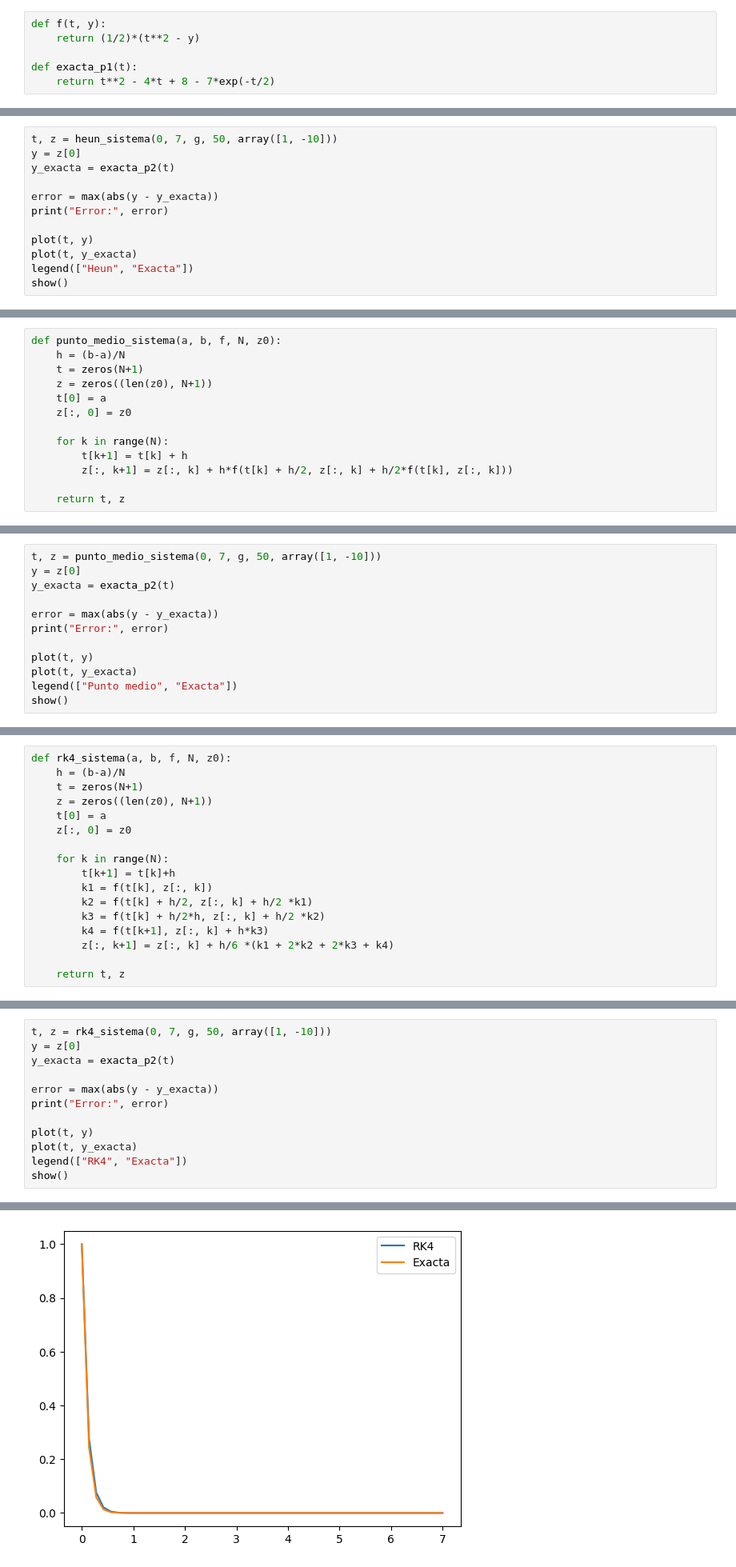
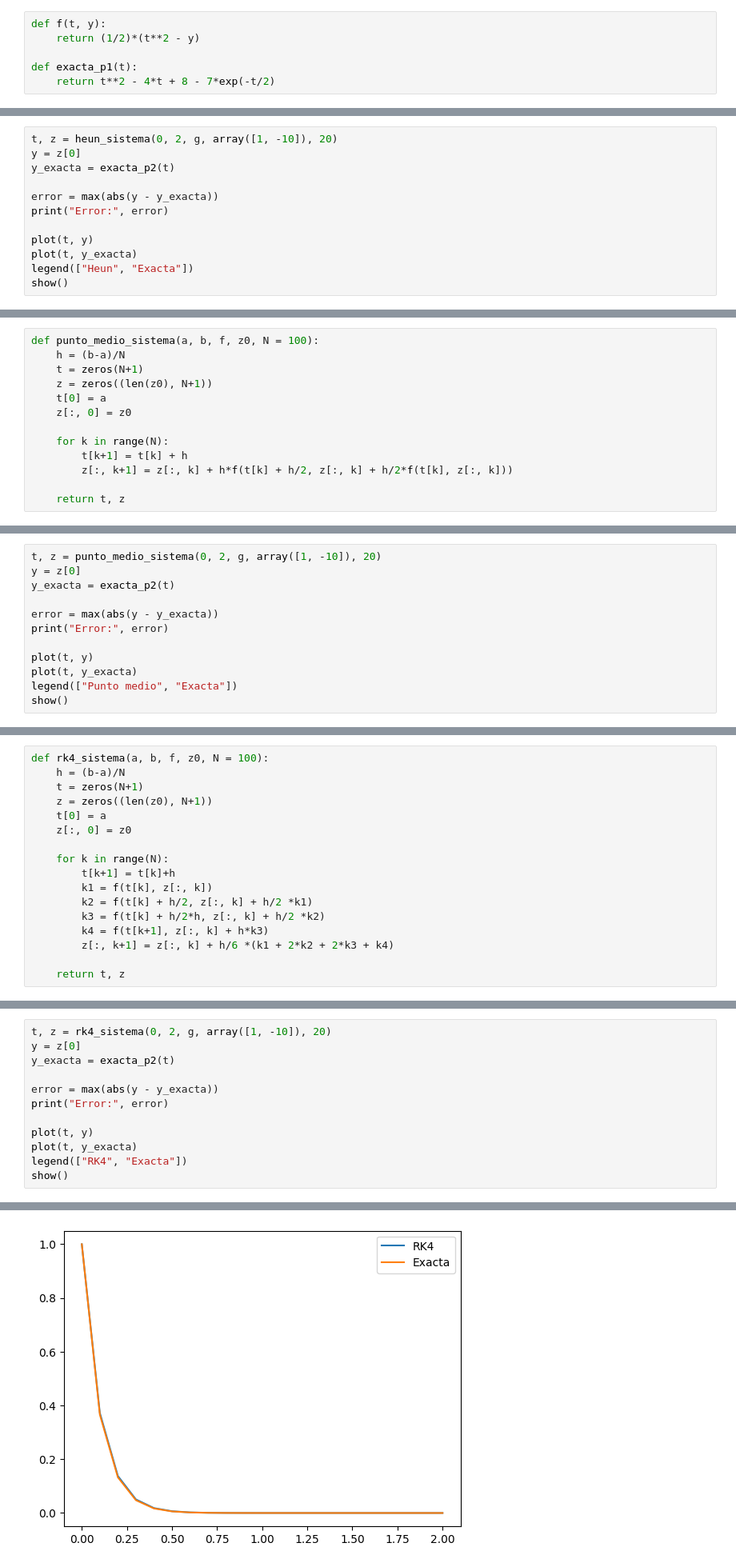
Before and after one commit to DanielSevillano/matematicas-python, a Jupyter notebook: Resolución numérica de problemas de valor inicial.ipynb, the cells around one changed output, grey strips where cells are left out. Shown at 80% size. Cells and saved outputs as stored; diff of their text form.

```diff
--- a/Resolución numérica de problemas de valor inicial.ipynb
+++ b/Resolución numérica de problemas de valor inicial.ipynb
@@ -479,5 +479,5 @@ Aplicamos el método de Heun para sistemas al problema $(P_2)$ con $N = 50$.
 # %%
-t, z = heun_sistema(0, 7, g, 50, array([1, -10]))
+t, z = heun_sistema(0, 2, g, array([1, -10]), 20)
 y = z[0]
 y_exacta = exacta_p2(t)
 
@@ -507,7 +507,7 @@ z_0 = z(0), \\
 z_{k+1} = z_k + hf\left(t_k + \frac{h}{2}, z_k + \frac{h}{2}f(t_k, z_k)\right), & k = 0, 1, 2, \dots N-1.
 \end{cases}$$
 # %%
-def punto_medio_sistema(a, b, f, N, z0):
+def punto_medio_sistema(a, b, f, z0, N = 100):
     h = (b-a)/N
     t = zeros(N+1)
     z = zeros((len(z0), N+1))
@@ -524,5 +524,5 @@ Aplicamos el método del punto medio para sistemas al problema $(P_2)$ con $N =
 # %%
-t, z = punto_medio_sistema(0, 7, g, 50, array([1, -10]))
+t, z = punto_medio_sistema(0, 2, g, array([1, -10]), 20)
 y = z[0]
 y_exacta = exacta_p2(t)
 
@@ -559,7 +559,7 @@ K_3 & = f\left(t_k + \frac{h}{2}, z_k + \frac{h}{2}K_2\right), \\
 K_4 & = f(t_{k+1}, z_k + hK_3).
 \end{align*}
 # %%
-def rk4_sistema(a, b, f, N, z0):
+def rk4_sistema(a, b, f, z0, N = 100):
     h = (b-a)/N
     t = zeros(N+1)
     z = zeros((len(z0), N+1))
@@ -580,5 +580,5 @@ Aplicamos el método RK4 para sistemas al problema $(P_2)$ con $N = 50$.
 # %%
-t, z = rk4_sistema(0, 7, g, 50, array([1, -10]))
+t, z = rk4_sistema(0, 2, g, array([1, -10]), 20)
 y = z[0]
 y_exacta = exacta_p2(t)
 
@@ -594 +594 @@ Error: 0.032881081687550356
-[figure, old version]
+[figure, new version]
```
Also changed, not shown: parts of 32 cells of this notebook.
